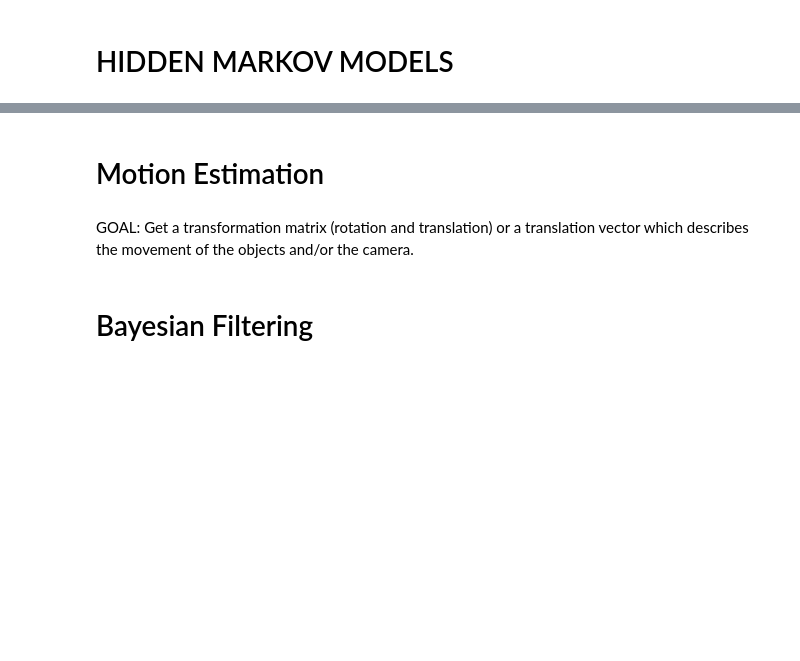
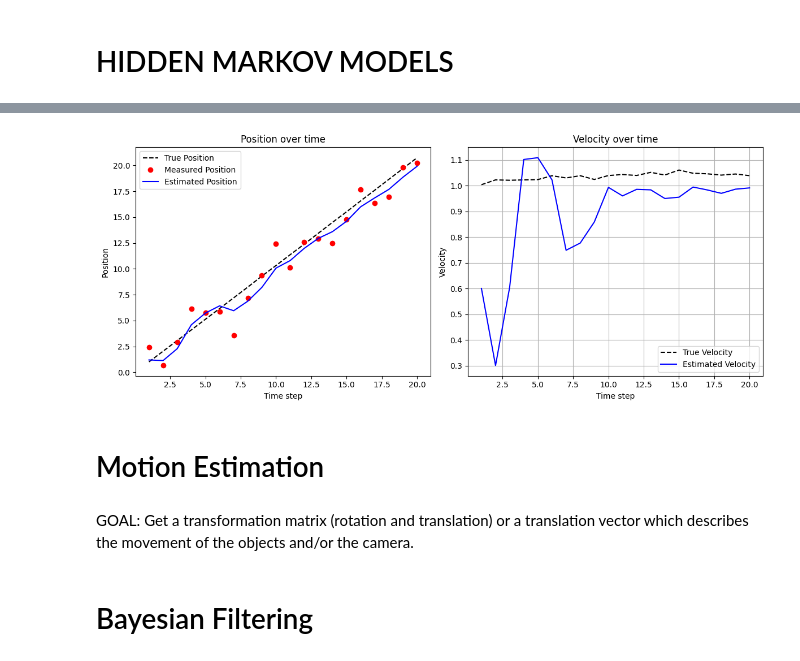
Before and after one commit to lukestairwalker/OpenCV, a Jupyter notebook: notebooks/Automotive Vision/05_tracking_motion estimation_bayesian_filtering.ipynb, the cells around one changed output, grey strips where cells are left out. Saved outputs shown, nothing was run; the diff lists cells and outputs as text; code cells hidden in the pictures; blank space fills up the shorter version.

```diff
--- a/notebooks/Automotive Vision/05_tracking_motion estimation_bayesian_filtering.ipynb
+++ b/notebooks/Automotive Vision/05_tracking_motion estimation_bayesian_filtering.ipynb
@@ -66,3 +226,95 @@ $$s(t+\Delta)= \begin{bmatrix}
+# %%
+# Kalman Filter geplottet
+
+import numpy as np
+import matplotlib.pyplot as plt
+
+np.random.seed(0)
+
+# Parameter
+T = 20
+dt = 1.0
+
+# Zustand: x (Position), v (Geschwindigkeit)
+s = np.array([[0.0], [1.0]])
+
+# Systemmatrix
+A = np.array([[1, dt],
+              [0, 1]])
+
+# Beobachtungsmatrix (wir messen nur Position)
+H = np.array([[1, 0]])
+
+# Rauschmatrizen
+Q = np.diag([1e-4, 1e-4])
+R = np.array([[2]])
+
+# Initialer Schätzwert & Kovarianz
+s_hat = np.array([[0.0], [0.0]])
+P = np.eye(2)
+
+# Für Plot
+true_x, true_v = [], []
+meas_z = []
+est_x, est_v = [], []
+
+for t in range(T):
+    # Rauschen
+    w = np.random.multivariate_normal([0, 0], Q).reshape(2, 1)
+    n = np.random.normal(0, np.sqrt(R[0, 0]))
+
+    # Systemdynamik & Beobachtung
+    s = A @ s + w
+    z = H @ s + n
+
+    # Kalman-Vorhersage
+    s_hat = A @ s_hat
+    P = A @ P @ A.T + Q
+
+    # Kalman-Update
+    y = z - H @ s_hat
+    S = H @ P @ H.T + R
+    K = P @ H.T @ np.linalg.inv(S)
+
+    s_hat = s_hat + K @ y
+    P = (np.eye(2) - K @ H) @ P
+
+    # Daten sammeln
+    true_x.append(s[0, 0])
+    true_v.append(s[1, 0])
+    meas_z.append(z[0, 0])
+    est_x.append(s_hat[0, 0])
+    est_v.append(s_hat[1, 0])
+
+# Plot
+time = np.arange(1, T + 1)
+
+plt.figure(figsize=(12, 5))
+
+# Position
+plt.subplot(1, 2, 1)
+plt.plot(time, true_x, 'k--', label='True Position')
+plt.plot(time, meas_z, 'ro', label='Measured Position')
+plt.plot(time, est_x, 'b-', label='Estimated Position')
+plt.xlabel('Time step')
+plt.ylabel('Position')
+plt.legend()
+plt.title('Position over time')
+
+# Geschwindigkeit
+plt.subplot(1, 2, 2)
+plt.plot(time, true_v, 'k--', label='True Velocity')
+plt.plot(time, est_v, 'b-', label='Estimated Velocity')
+plt.xlabel('Time step')
+plt.ylabel('Velocity')
+plt.legend()
+plt.title('Velocity over time')
+
+plt.tight_layout()
+plt.grid(True)
+plt.show()
+# %% [output]
+[figure, added]
 # %% [markdown]
 # Motion Estimation
 # %% [markdown]
```
Also changed, not shown: parts of 8 cells of this notebook, 6 other files.
